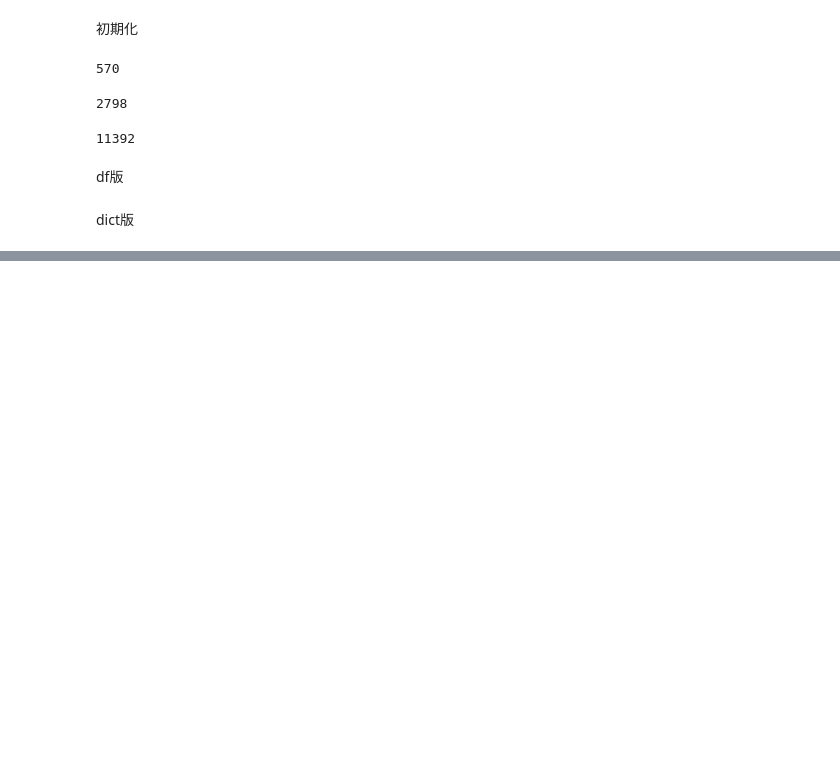
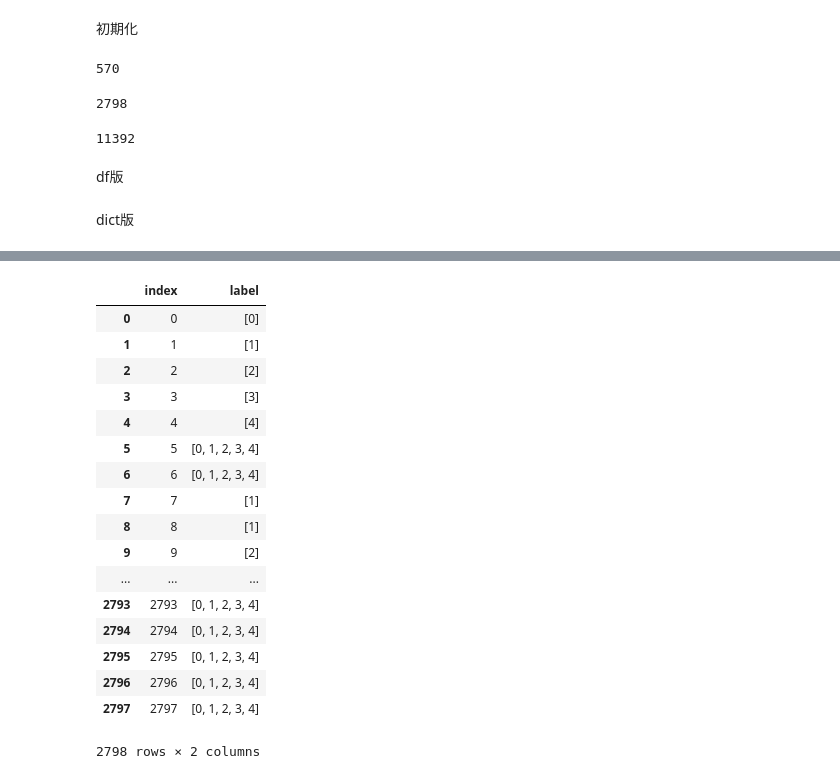
Before and after one commit to TM82/YTP, a Jupyter notebook: create_link.ipynb, the cells around one changed output, grey strips where cells are left out. Cells and saved outputs as stored; diff of their text form; code cells hidden in the pictures; blank space fills up the shorter version.

```diff
--- a/create_link.ipynb
+++ b/create_link.ipynb
@@ -218,3 +237,36 @@ link_df
 # %%
 # node_df.to_csv('nodes.csv')
 # link_df.to_csv('links.csv')
+# %%
+def set_label(x):
+    label = []
+    univ = ['ut','ky','me','wa','ko']
+    for i in range(len(univ)):
+        if x['label_{}'.format(univ[i])]:
+            label.append(i)
+    return label
+# %%
+node_df['label'] = node_df.apply(set_label,axis=1)
+# %%
+labeled_df = node_df.loc[:,['index','label']]
+# %%
+labeled_df
+# %% [output]
+|  | index | label |
+| 0 | 0 | [0] |
+| 1 | 1 | [1] |
+| 2 | 2 | [2] |
+| 3 | 3 | [3] |
+| 4 | 4 | [4] |
+| 5 | 5 | [0, 1, 2, 3, 4] |
+| 6 | 6 | [0, 1, 2, 3, 4] |
+| 7 | 7 | [1] |
+| 8 | 8 | [1] |
+| 9 | 9 | [2] |
+| ... | ... | ... |
+| 2793 | 2793 | [0, 1, 2, 3, 4] |
+| 2794 | 2794 | [0, 1, 2, 3, 4] |
+| 2795 | 2795 | [0, 1, 2, 3, 4] |
+| 2796 | 2796 | [0, 1, 2, 3, 4] |
+| 2797 | 2797 | [0, 1, 2, 3, 4] |
+2798 rows × 2 columns
```
Also changed, not shown: parts of 7 cells of this notebook, 1 other file.
